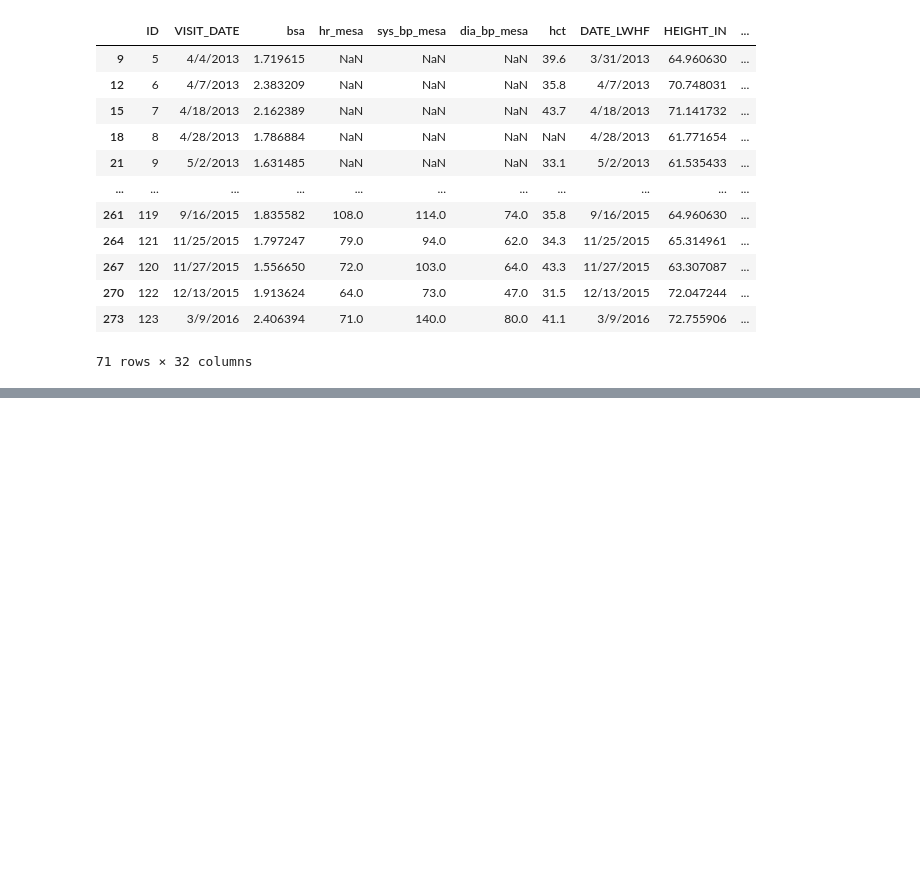
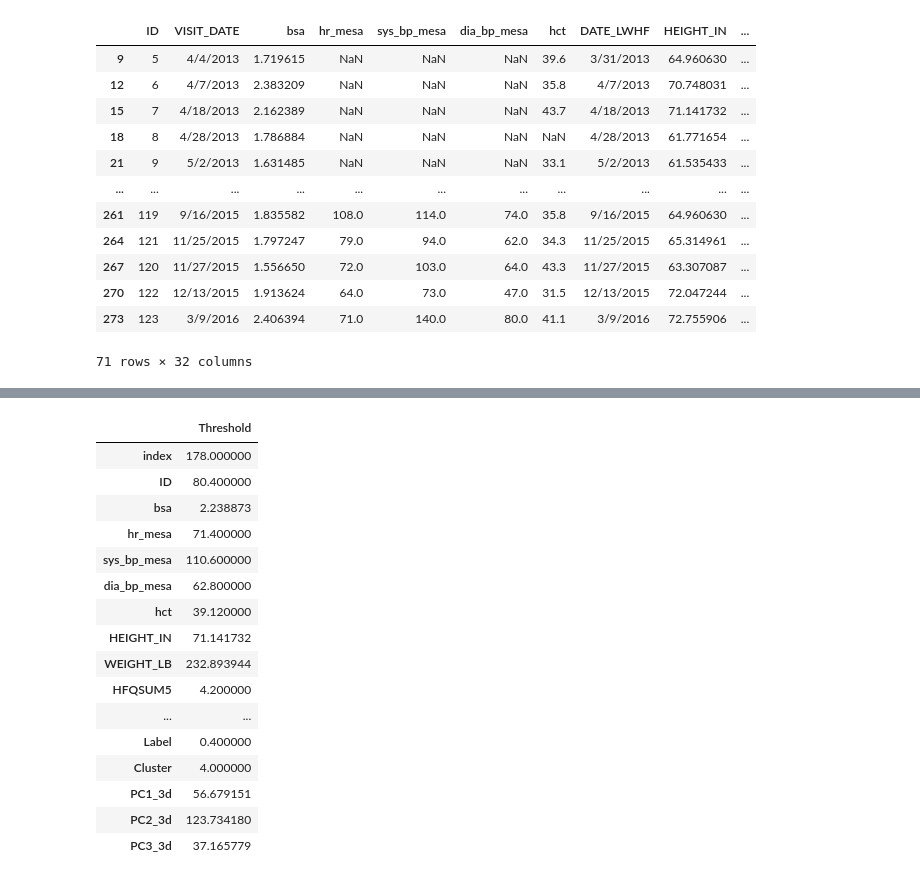
Before and after one commit to dpuri-wm/Reach2021, a Jupyter notebook: mallika/Clustering.ipynb, the cells around one changed output, grey strips where cells are left out. Cells and saved outputs as stored; diff of their text form; code cells hidden in the pictures; blank space fills up the shorter version.

```diff
--- a/mallika/Clustering.ipynb
+++ b/mallika/Clustering.ipynb
@@ -231,2 +268,4 @@ baselinenum
 # %%
 baselinenum = pd.concat([baselinenum,PCs_1d,PCs_2d,PCs_3d], axis=1)
+threenum = pd.concat([threenum,PCs_3d3], axis=1)
+twentyfournum = pd.concat([twentyfournum,PCs_3d24], axis=1)
@@ -517,0 +620,9 @@ iplot(fig)
+# %%
+clustertws = [cluster0tw, cluster1tw, cluster2tw, cluster3tw, cluster4tw, cluster5tw, cluster6tw]
+highperc = []
+lowperc = []
+for cluster in clustertws:
+    highperc.append(PercHigh(cluster))
+    lowperc.append(PercLow(cluster))
+highperc = pd.DataFrame(data = highperc, index = ['Cluster 0', 'Cluster 1', 'Cluster 2', 'Cluster 3', 'Cluster 4', 'Cluster 5', 'Cluster 6'], columns = ['High Risk %'])
+lowperc = pd.DataFrame(data = lowperc, index = ['Cluster 0', 'Cluster 1', 'Cluster 2', 'Cluster 3', 'Cluster 4', 'Cluster 5', 'Cluster 6'], columns = ['Low Risk %'])
@@ -517,0 +660,41 @@ iplot(fig)
+# %%
+col = cluster.columns
+def separateLabels(cluster): #separates high risk patients and low risk patients within cluster
+    highriskinfo = []
+    lowriskinfo = []
+    for index, row in cluster.iterrows():
+        if cluster.at[index, 'Label'] == 1:
+            highriskinfo.append(row)
+        if cluster.at[index, 'Label'] == 0:
+            lowriskinfo.append(row)
+    highriskinfo = pd.DataFrame(data = highriskinfo)
+    lowriskinfo = pd.DataFrame(data = lowriskinfo)
+    return highriskinfo
+# %%
+def findThresh(cluster): #uses mean of each column has threshold
+    thresh = []
+    col = cluster.columns
+    for column in cluster.columns:
+        thresh.append(cluster[column].mean())
+    thresh = pd.DataFrame(data = thresh, index = col, columns = ['Threshold'])
+    return thresh
+# %%
+findThresh(cluster4tw)
+# %% [output]
+|  | Threshold |
+| index | 178.000000 |
+| ID | 80.400000 |
+| bsa | 2.238873 |
+| hr_mesa | 71.400000 |
+| sys_bp_mesa | 110.600000 |
+| dia_bp_mesa | 62.800000 |
+| hct | 39.120000 |
+| HEIGHT_IN | 71.141732 |
+| WEIGHT_LB | 232.893944 |
+| HFQSUM5 | 4.200000 |
+| ... | ... |
+| Label | 0.400000 |
+| Cluster | 4.000000 |
+| PC1_3d | 56.679151 |
+| PC2_3d | 123.734180 |
+| PC3_3d | 37.165779 |
```
Also changed, not shown: parts of 26 cells of this notebook.
